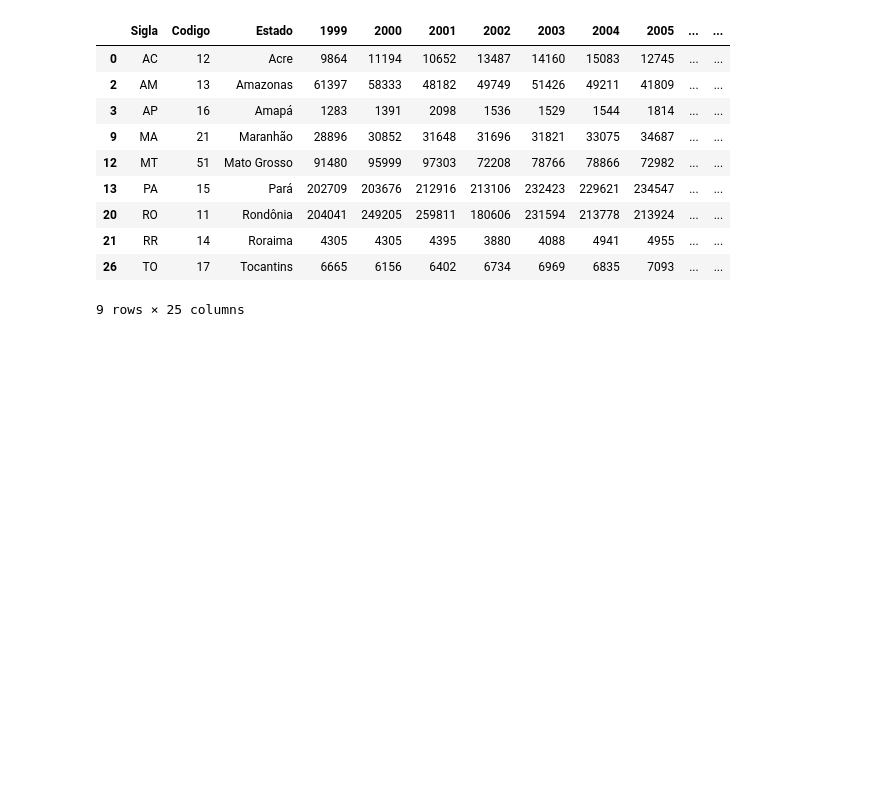
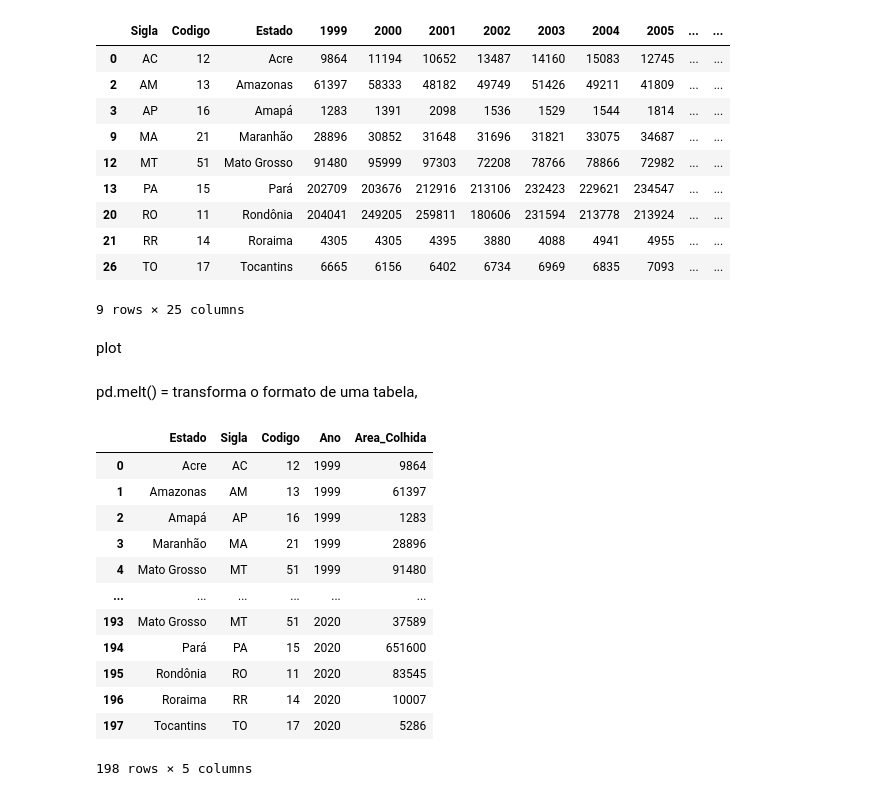
Before and after one commit to borgesgoncalves/DataProcessing-LabS, a Jupyter notebook: prodSoja_e_cultPerma_cleaning.ipynb, the cells around one changed output. Saved outputs shown, nothing was run; the diff lists cells and outputs as text; code cells hidden in the pictures; blank space fills up the shorter version.

```diff
--- a/prodSoja_e_cultPerma_cleaning.ipynb
+++ b/prodSoja_e_cultPerma_cleaning.ipynb
@@ -142,3 +161,25 @@ hadf_estados
 9 rows × 25 columns
 # %%
 hadf_estados.to_csv('colheitapermanenteClean', index = False)
+# %% [markdown]
+plot
+# %% [markdown]
+pd.melt() = transforma o formato de uma tabela,
+# %%
+#converte a tabela de formato wide para long, tornando a area colhida em uma coluna
+hadf_long = hadf_estados.melt(id_vars=["Estado", "Sigla", "Codigo"], var_name="Ano", value_name="Area_Colhida")
+hadf_long
+# %% [output]
+|  | Estado | Sigla | Codigo | Ano | Area_Colhida |
+| 0 | Acre | AC | 12 | 1999 | 9864 |
+| 1 | Amazonas | AM | 13 | 1999 | 61397 |
+| 2 | Amapá | AP | 16 | 1999 | 1283 |
+| 3 | Maranhão | MA | 21 | 1999 | 28896 |
+| 4 | Mato Grosso | MT | 51 | 1999 | 91480 |
+| ... | ... | ... | ... | ... | ... |
+| 193 | Mato Grosso | MT | 51 | 2020 | 37589 |
+| 194 | Pará | PA | 15 | 2020 | 651600 |
+| 195 | Rondônia | RO | 11 | 2020 | 83545 |
+| 196 | Roraima | RR | 14 | 2020 | 10007 |
+| 197 | Tocantins | TO | 17 | 2020 | 5286 |
+198 rows × 5 columns
```
Also changed, not shown: parts of 6 cells of this notebook.
